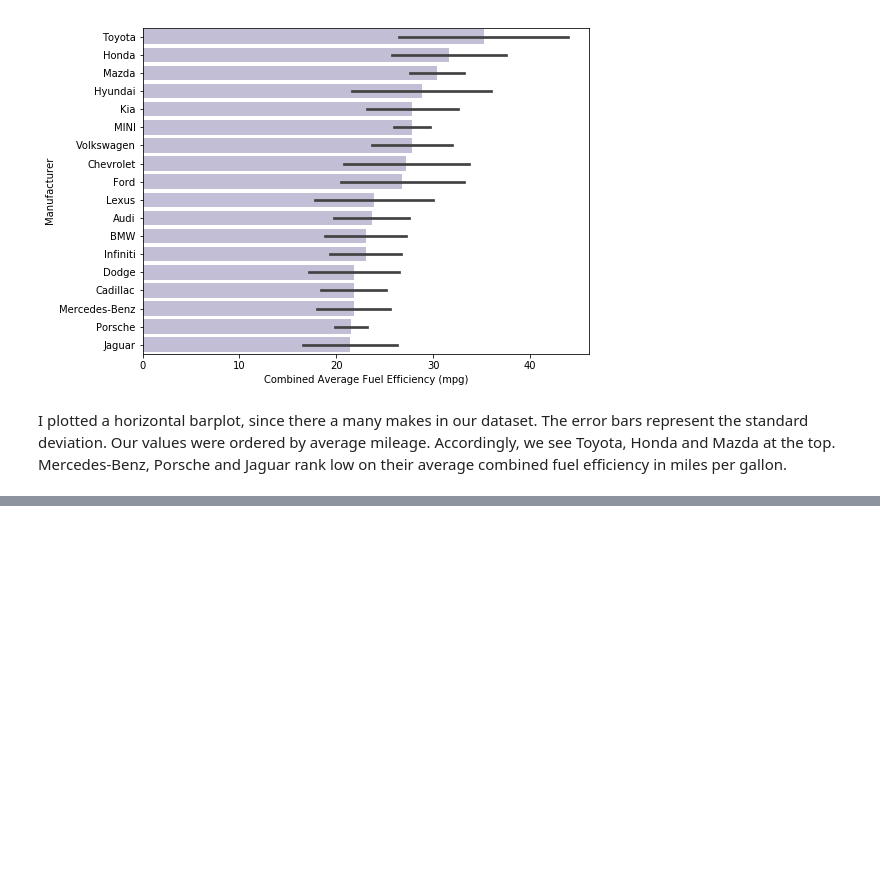
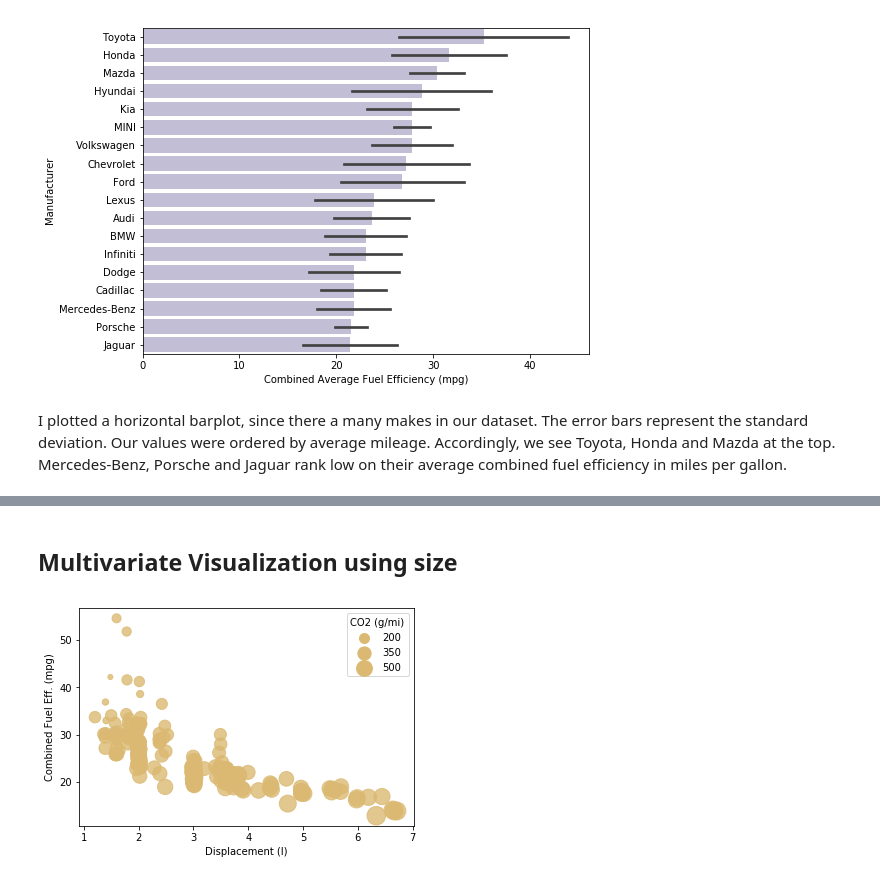
Before and after one commit to faymarie/data-visualization, a Jupyter notebook: Visualization_practise.ipynb, the cells around one changed output, grey strips where cells are left out. Cells and saved outputs as stored; diff of their text form; code cells hidden in the pictures; blank space fills up the shorter version.

```diff
--- a/Visualization_practise.ipynb
+++ b/Visualization_practise.ipynb
@@ -259,0 +288,21 @@ I plotted a horizontal barplot, since there a many makes in our dataset. The err
+# %% [markdown]
+## Multivariate Visualization using size
+# %%
+base_color = sns.color_palette("BrBG")[1]
+
+# plot
+sns.regplot(data = fuel_econ_subset, x='displ', y = 'comb',
+            x_jitter = 0.04, fit_reg = False,
+            scatter_kws = {'s': fuel_econ_subset['co2']/2}, color = base_color);
+plt.xlabel('Displacement (l)')
+plt.ylabel('Combined Fuel Eff. (mpg)');
+
+# Create a legend
+sizes = [200,350, 500]
+
+legend_obj = []
+for s in sizes:
+    legend_obj.append(plt.scatter([], [], s= s/2, color = base_color))
+plt.legend(legend_obj, sizes, title = 'CO2 (g/mi)');
+# %% [output]
+[figure, added]
```
Also changed, not shown: parts of 11 cells of this notebook.
